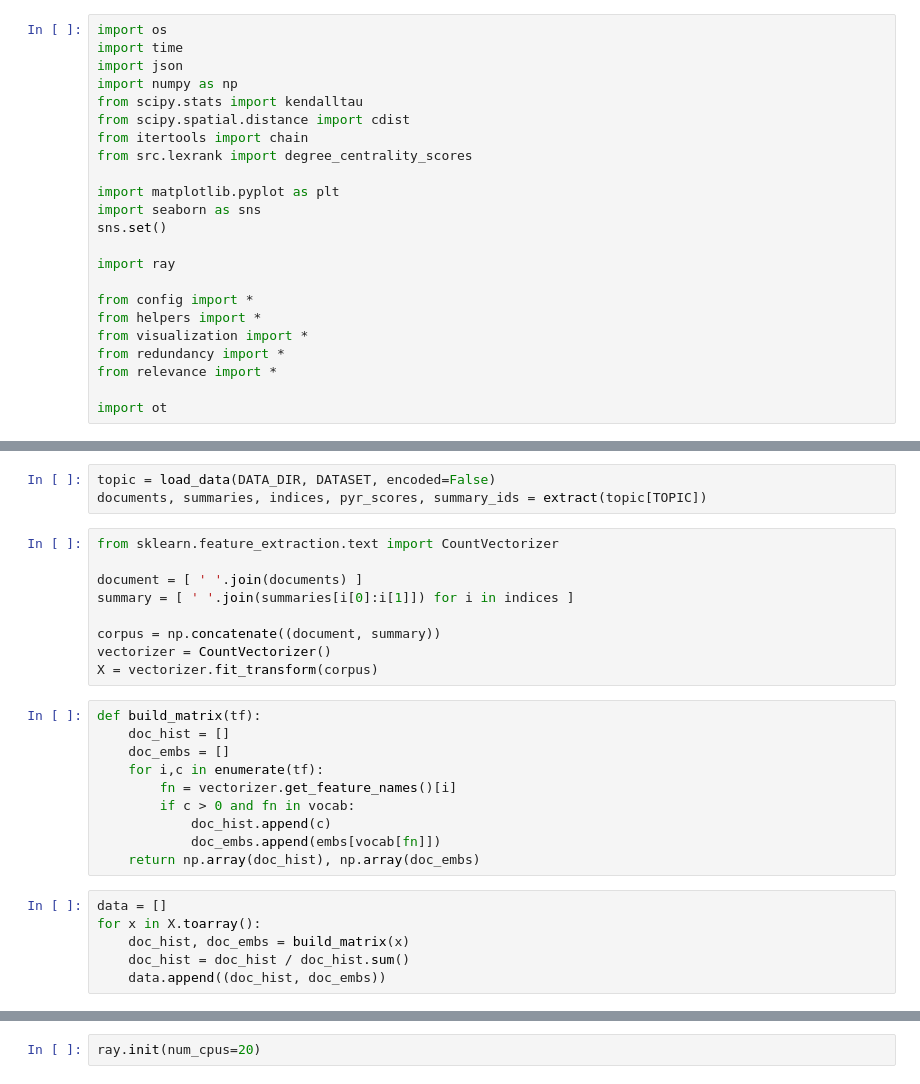
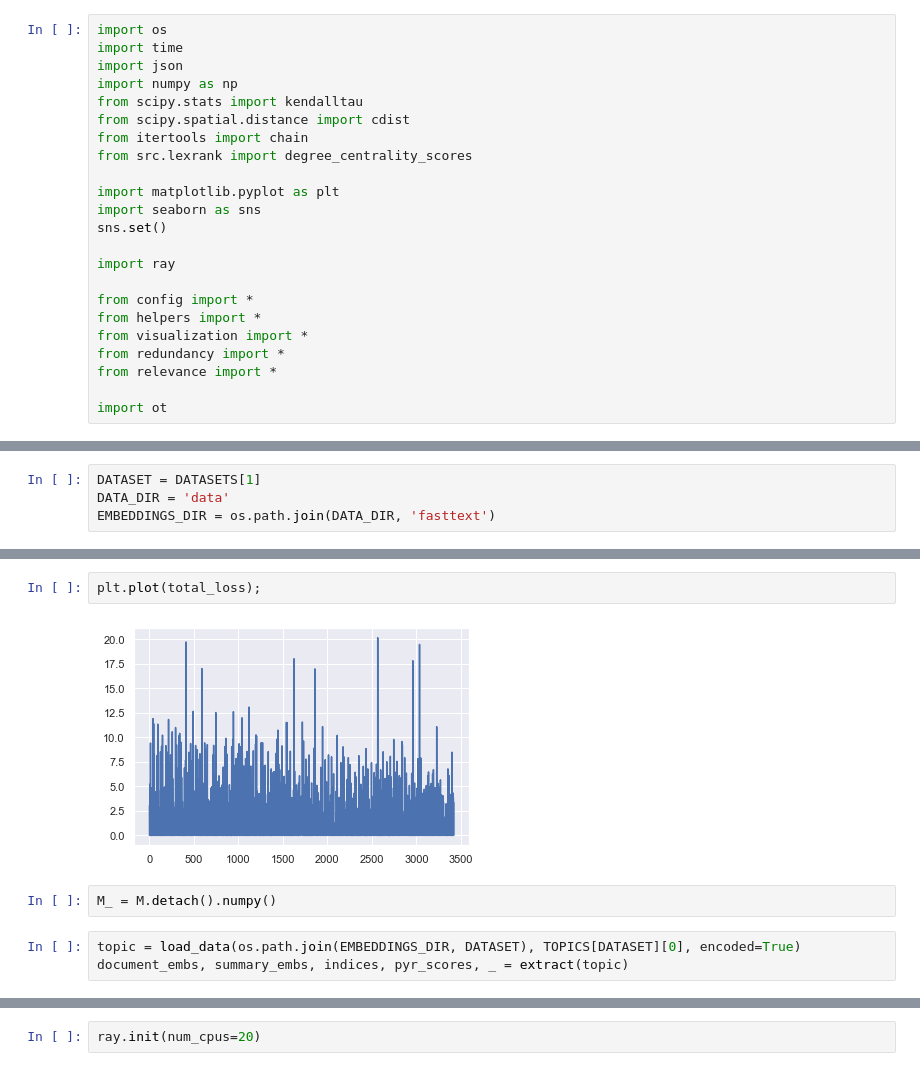
Before and after one commit to korunosk/geometry-of-text-summarization, a Jupyter notebook: main_distributed.ipynb, the cells around one changed output, grey strips where cells are left out. Cells and saved outputs as stored; diff of their text form.

```diff
--- a/main_distributed.ipynb
+++ b/main_distributed.ipynb
@@ -39,0 +24,4 @@ vocab, embs = load_embeddings(os.path.join(EMBEDDINGS_DIR, 'crawl-300d-2M'))
+# %%
+DATASET = DATASETS[1]
+DATA_DIR = 'data'
+EMBEDDINGS_DIR = os.path.join(DATA_DIR, 'fasttext')
@@ -40,28 +131,9 @@ vocab, embs = load_embeddings(os.path.join(EMBEDDINGS_DIR, 'crawl-300d-2M'))
+# %%
+plt.plot(total_loss);
+# %% [output]
+[figure, added]
+# %%
+M_ = M.detach().numpy()
 # %%
-topic = load_data(DATA_DIR, DATASET, encoded=False)
-documents, summaries, indices, pyr_scores, summary_ids = extract(topic[TOPIC])
+topic = load_data(os.path.join(EMBEDDINGS_DIR, DATASET), TOPICS[DATASET][0], encoded=True)
+document_embs, summary_embs, indices, pyr_scores, _ = extract(topic)
-# %%
-from sklearn.feature_extraction.text import CountVectorizer
-
-document = [ ' '.join(documents) ]
-summary = [ ' '.join(summaries[i[0]:i[1]]) for i in indices ]
-
-corpus = np.concatenate((document, summary))
-vectorizer = CountVectorizer()
-X = vectorizer.fit_transform(corpus)
-# %%
-def build_matrix(tf):
-    doc_hist = []
-    doc_embs = []
-    for i,c in enumerate(tf):
-        fn = vectorizer.get_feature_names()[i]
-        if c > 0 and fn in vocab:
-            doc_hist.append(c)
-            doc_embs.append(embs[vocab[fn]])
-    return np.array(doc_hist), np.array(doc_embs)
-# %%
-data = []
-for x in X.toarray():
-    doc_hist, doc_embs = build_matrix(x)
-    doc_hist = doc_hist / doc_hist.sum()
-    data.append((doc_hist, doc_embs))
```
Also changed, not shown: parts of 25 cells of this notebook.
